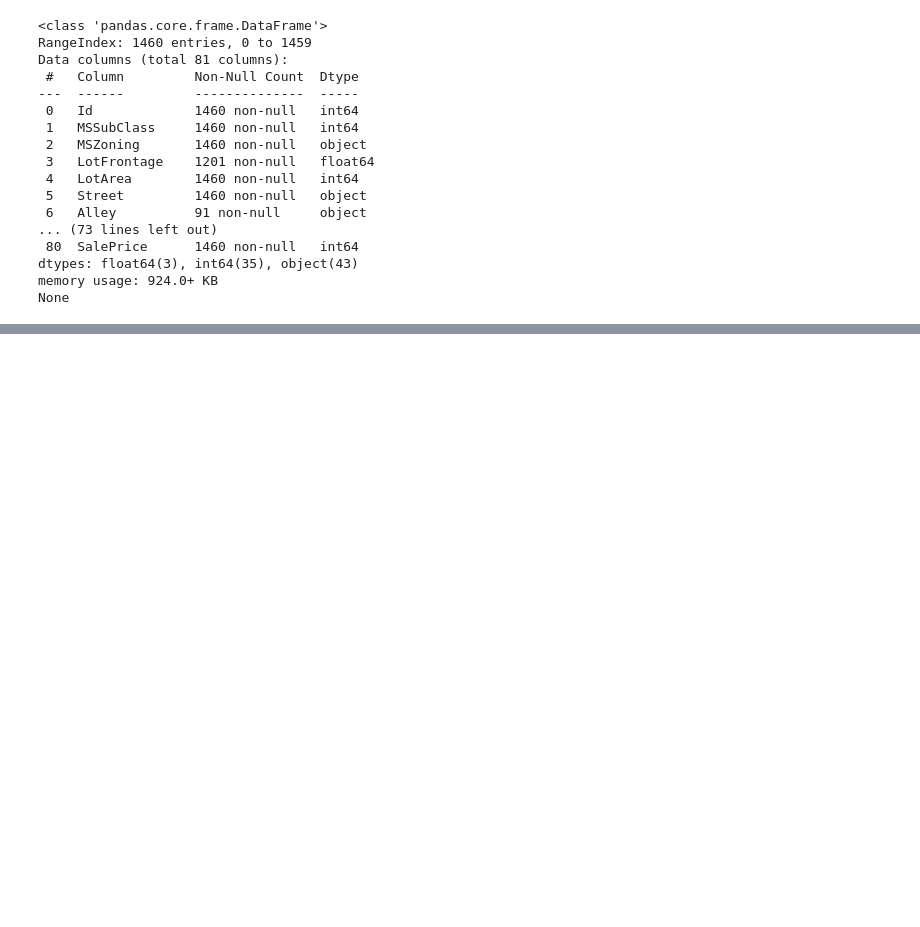
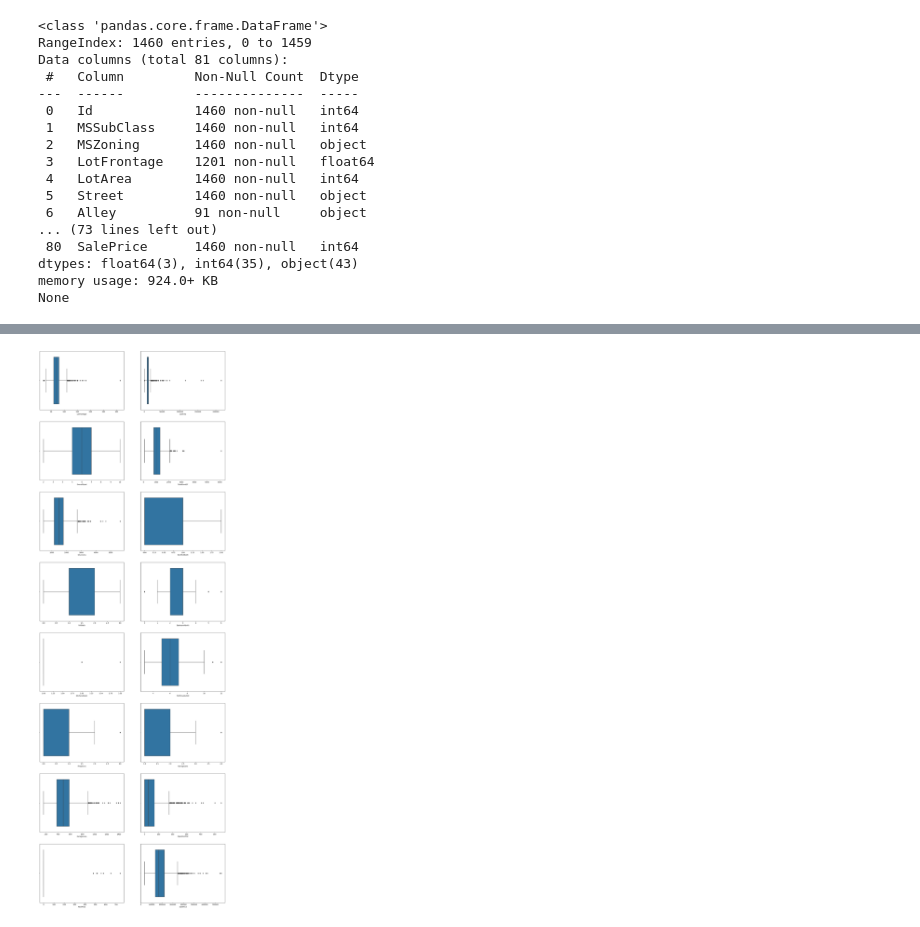
Before and after one commit to khatrisnk/Assignment-Advance-Regression, a Jupyter notebook: house-price-assignment.ipynb, the cells around one changed output, grey strips where cells are left out. Saved outputs shown, nothing was run; the diff lists cells and outputs as text; code cells hidden in the pictures; blank space fills up the shorter version.

```diff
--- a/house-price-assignment.ipynb
+++ b/house-price-assignment.ipynb
@@ -226,0 +444,2 @@ None
+# %%
+hd['FireplaceQu'] = hd['FireplaceQu'].fillna(hd.FireplaceQu.mode()[0])
@@ -226,0 +572,15 @@ None
+# %%
+categorical_vars = [
+    'MSZoning', 'Street', 'LotShape', 'Utilities',
+    'LandSlope', 'Neighborhood', 'Condition1', 'BldgType', 'HouseStyle',
+    'YearBuilt', 'RoofStyle', 'ExterQual', 'Foundation', 'BsmtQual', 'BsmtExposure',
+    'Heating', 'HeatingQC', 'CentralAir', 'Electrical', 'KitchenQual', 'FireplaceQu',
+    'GarageType', 'GarageQual', 'PavedDrive', 'SaleCondition'
+]
+numeric_vars = [
+    'LotFrontage', 'LotArea', 'OverallQual', 'TotalBsmtSF', 'GrLivArea',
+    'BsmtFullBath', 'FullBath', 'BedroomAbvGr', 'KitchenAbvGr', 'TotRmsAbvGrd',
+    'Fireplaces', 'GarageCars', 'GarageArea', 'OpenPorchSF', 'PoolArea', 'SalePrice'
+]
+# %%
+hd[categorical_vars] = hd[categorical_vars].astype('category')
@@ -226,0 +675,13 @@ None
+# %%
+def draw_box_plots(cols):
+    plt.figure(figsize=(20, 60))
+    index = 1
+    for col in cols:
+        plt.subplot(8,2,index)
+        sns.boxplot(data=hd, x=col)
+        index = index + 1
+    plt.show()
+# %%
+draw_box_plots(numeric_vars)
+# %% [output]
+[figure, added]
```
Also changed, not shown: parts of 115 cells of this notebook.
